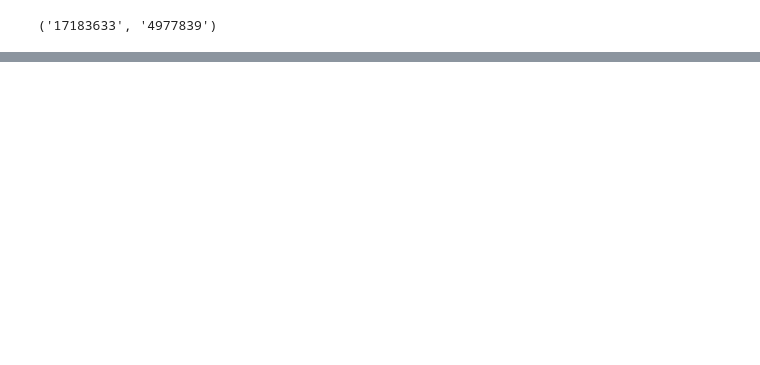
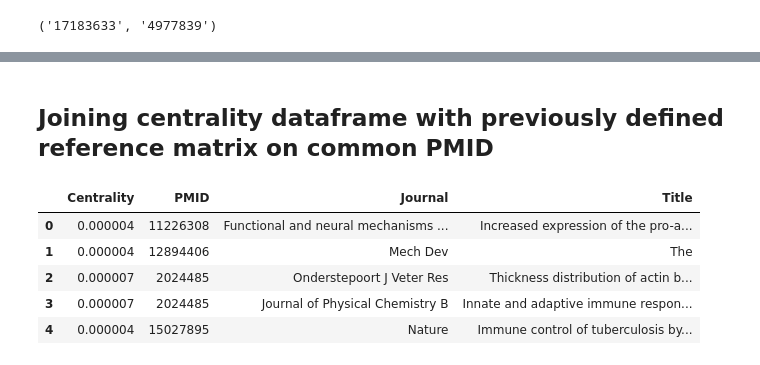
Before and after one commit to jprominski/PLOS_Capstone, a Jupyter notebook: Graph_for_References.ipynb, the cells around one changed output, grey strips where cells are left out. Saved outputs shown, nothing was run; the diff lists cells and outputs as text; code cells hidden in the pictures; blank space fills up the shorter version.

```diff
--- a/Graph_for_References.ipynb
+++ b/Graph_for_References.ipynb
@@ -69,0 +157,12 @@ deg_sep=nx.shortest_path_length(G, '17183633','11588197')
+# %% [markdown]
+## Joining centrality dataframe with previously defined reference matrix on common PMID
+# %%
+centralityDF=df.merge(nodeDF, on='PMID',how='left')
+centralityDF.head()
+# %% [output]
+|  | Centrality | PMID | Journal | Title |
+| 0 | 0.000004 | 11226308 | Functional and neural mechanisms ... | Increased expression of the pro-a... |
+| 1 | 0.000004 | 12894406 | Mech Dev | The |
+| 2 | 0.000007 | 2024485 | Onderstepoort J Veter Res | Thickness distribution of actin b... |
+| 3 | 0.000007 | 2024485 | Journal of Physical Chemistry B | Innate and adaptive immune respon... |
+| 4 | 0.000004 | 15027895 | Nature | Immune control of tuberculosis by... |
```
Also changed, not shown: parts of 19 cells of this notebook.
